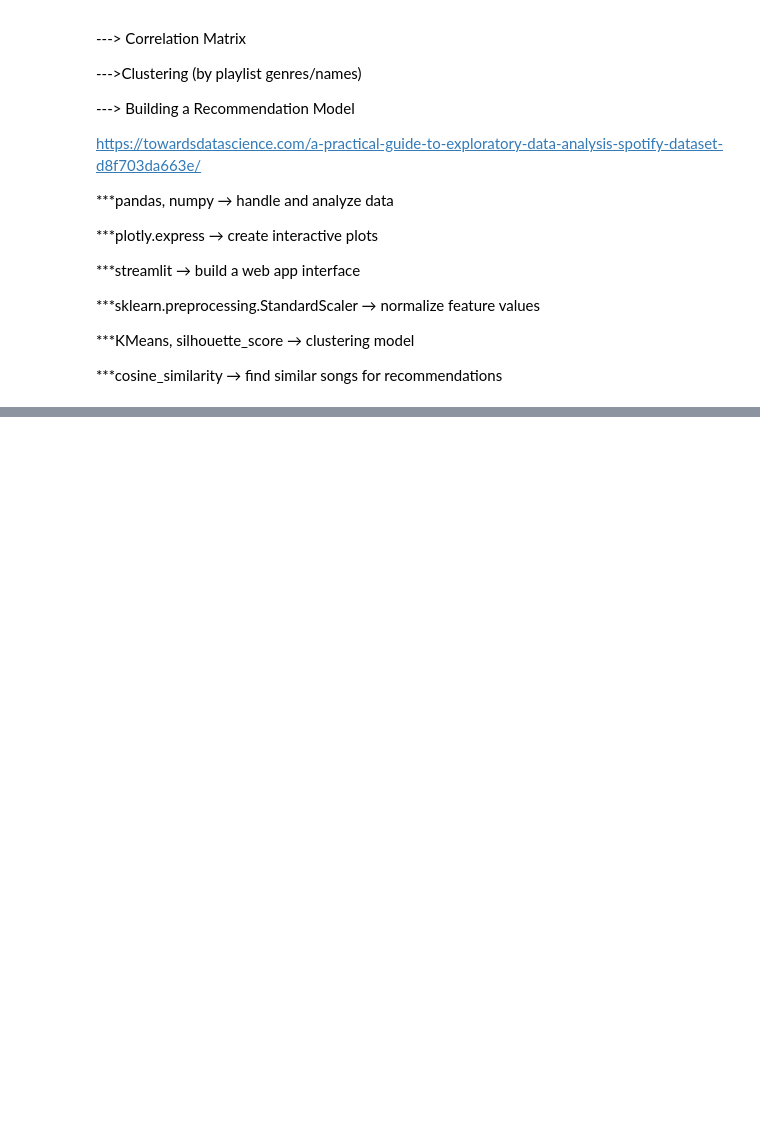
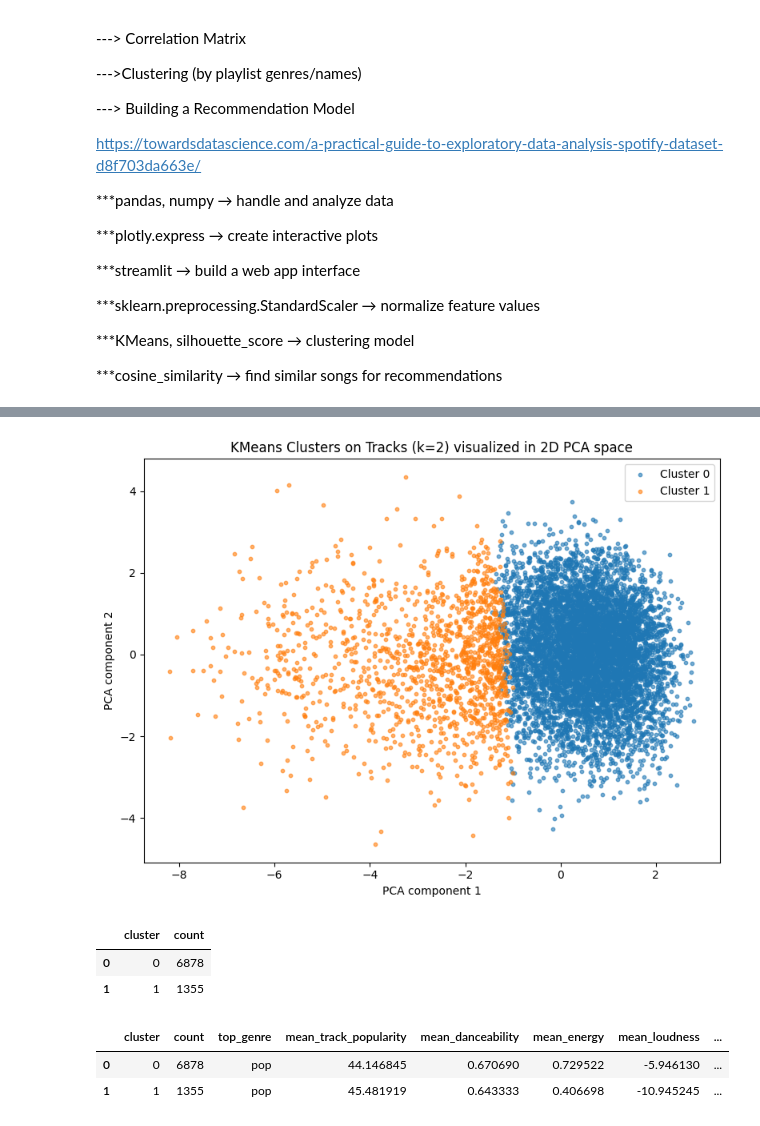
Before and after one commit to Madhu2s6361/Project-2_Spotify-AI-Intern-, a Jupyter notebook: Project_2_Spotify_.ipynb, the cells around one changed output, grey strips where cells are left out. Saved outputs shown, nothing was run; the diff lists cells and outputs as text; code cells hidden in the pictures; blank space fills up the shorter version.

```diff
--- a/Project_2_Spotify_.ipynb
+++ b/Project_2_Spotify_.ipynb
@@ -38,0 +235,17 @@ https://towardsdatascience.com/a-practical-guide-to-exploratory-data-analysis-sp
+# %%
+# Standardize features for clustering
+scaler = StandardScaler()
+X_scaled = scaler.fit_transform(X_feat)
+# %%
+# Find best k using silhouette score (k from 2 to 8)
+best_k = 2
+best_score = -1
+scores = {}
+for k in range(2,9):
+    kmeans = KMeans(n_clusters=k, random_state=42, n_init=10)
+    labels = kmeans.fit_predict(X_scaled)
+    score = silhouette_score(X_scaled, labels)
+    scores[k] = score
+    if score > best_score:
+        best_score = score
+        best_k = k
@@ -38,0 +265,43 @@ https://towardsdatascience.com/a-practical-guide-to-exploratory-data-analysis-sp
+# %%
+# Fit KMeans with best_k
+kmeans = KMeans(n_clusters=best_k, random_state=42, n_init=10)
+data['cluster'] = kmeans.fit_predict(X_scaled)
+# %%
+# Use PCA (2 components) to plot clusters
+pca = PCA(n_components=2, random_state=42)
+X_pca = pca.fit_transform(X_scaled)
+# %%
+plt.figure(figsize=(8,6))
+for lab in sorted(data['cluster'].unique()):
+    idx = data['cluster'] == lab
+    plt.scatter(X_pca[idx,0], X_pca[idx,1], label=f"Cluster {lab}", s=10, alpha=0.6)
+plt.xlabel("PCA component 1")
+plt.ylabel("PCA component 2")
+plt.title(f"KMeans Clusters on Tracks (k={best_k}) visualized in 2D PCA space")
+plt.legend()
+plt.tight_layout()
+plt.show()
+# %% [output]
+[figure, added]
+# %%
+# Cluster counts and top genres per cluster
+cluster_counts = data['cluster'].value_counts().sort_index().rename_axis('cluster').reset_index(name='count')
+display(cluster_counts)
+# %% [output]
+|  | cluster | count |
+| 0 | 0 | 6878 |
+| 1 | 1 | 1355 |
+# %%
+# For each cluster, show top playlist_genre and mean feature values
+cluster_summary = []
+for cl in sorted(data['cluster'].unique()):
+    sub = data[data['cluster']==cl]
+    top_genre = sub['playlist_genre'].value_counts().idxmax()
+    mean_feats = sub[feat].mean().to_dict()
+    cluster_summary.append({"cluster": cl, "count": len(sub), "top_genre": top_genre, **{f"mean_{k}": v for k,v in mean_feats.items()}})
+cluster_summary_df = pd.DataFrame(cluster_summary)
+display(cluster_summary_df.head(50))
+# %% [output]
+|  | cluster | count | top_genre | mean_track_popularity | mean_danceability | mean_energy | mean_loudness | ... |
+| 0 | 0 | 6878 | pop | 44.146845 | 0.670690 | 0.729522 | -5.946130 | ... |
+| 1 | 1 | 1355 | pop | 45.481919 | 0.643333 | 0.406698 | -10.945245 | ... |
```
Also changed, not shown: parts of 27 cells of this notebook.
